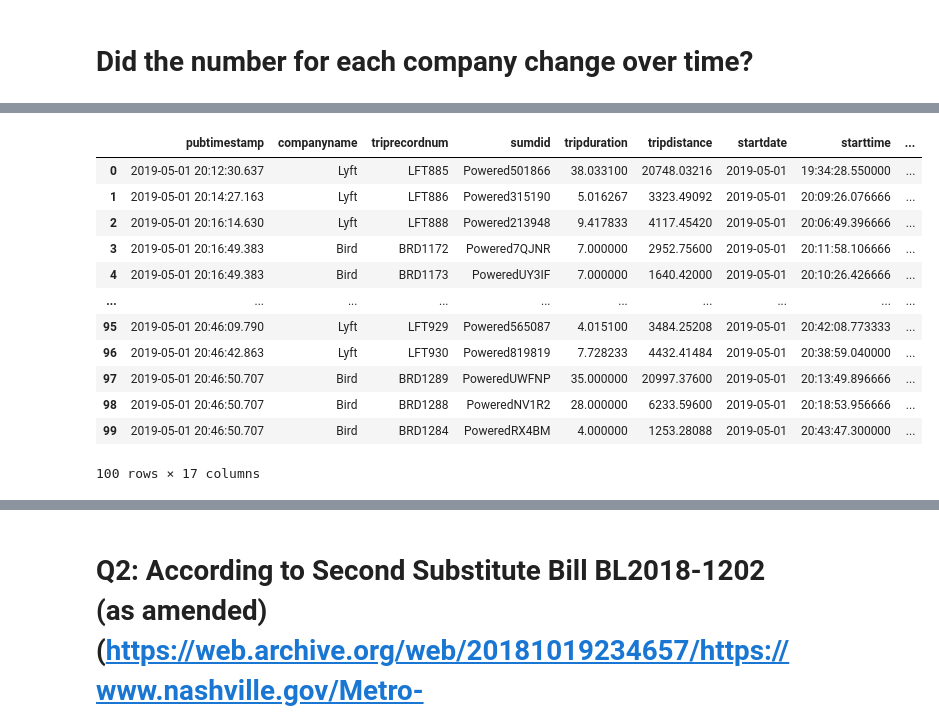
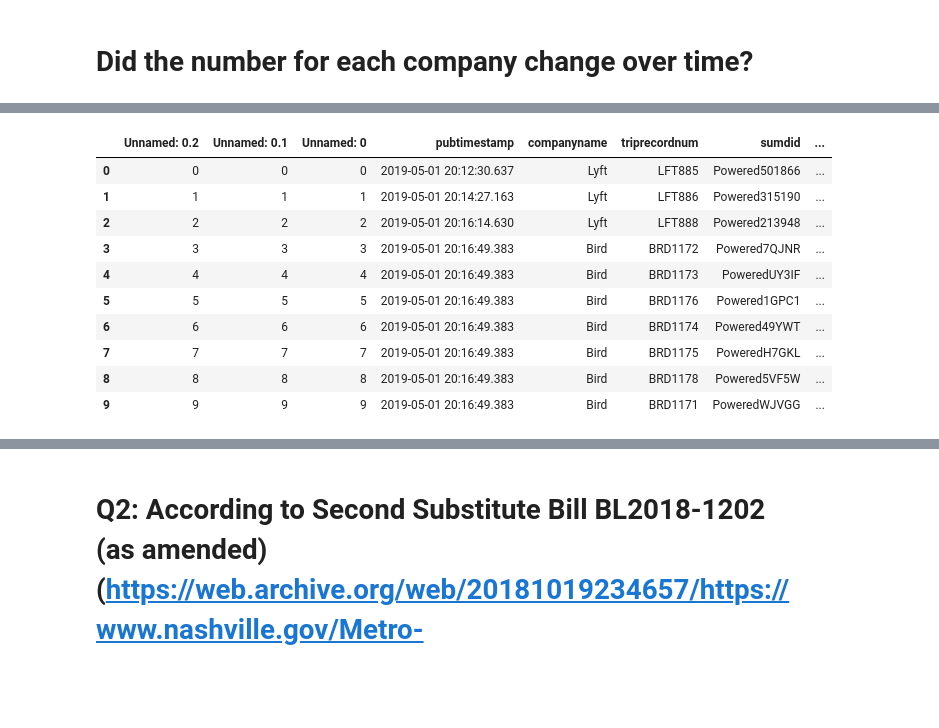
Before and after one commit to NSS-Data-Analytics-Cohort-11/scooters-margherita, a Jupyter notebook: notebook/scooters.ipynb, the cells around one changed output, grey strips where cells are left out. Cells and saved outputs as stored; diff of their text form; code cells hidden in the pictures; blank space fills up the shorter version.

```diff
--- a/notebook/scooters.ipynb
+++ b/notebook/scooters.ipynb
@@ -352 +264,3 @@ memory usage: 69.0+ MB
+# %%
+trips = pd.read_csv('../data/trips.csv')
 # %%
@@ -354,17 +270,15 @@ memory usage: 69.0+ MB
 # %%
-trips.head(100)
+trips.head(10)
 # %% [output]
-|  | pubtimestamp | companyname | triprecordnum | sumdid | tripduration | tripdistance | startdate | starttime | ... |
-| 0 | 2019-05-01 20:12:30.637 | Lyft | LFT885 | Powered501866 | 38.033100 | 20748.03216 | 2019-05-01 | 19:34:28.550000 | ... |
-| 1 | 2019-05-01 20:14:27.163 | Lyft | LFT886 | Powered315190 | 5.016267 | 3323.49092 | 2019-05-01 | 20:09:26.076666 | ... |
-| 2 | 2019-05-01 20:16:14.630 | Lyft | LFT888 | Powered213948 | 9.417833 | 4117.45420 | 2019-05-01 | 20:06:49.396666 | ... |
-| 3 | 2019-05-01 20:16:49.383 | Bird | BRD1172 | Powered7QJNR | 7.000000 | 2952.75600 | 2019-05-01 | 20:11:58.106666 | ... |
-| 4 | 2019-05-01 20:16:49.383 | Bird | BRD1173 | PoweredUY3IF | 7.000000 | 1640.42000 | 2019-05-01 | 20:10:26.426666 | ... |
-| ... | ... | ... | ... | ... | ... | ... | ... | ... | ... |
-| 95 | 2019-05-01 20:46:09.790 | Lyft | LFT929 | Powered565087 | 4.015100 | 3484.25208 | 2019-05-01 | 20:42:08.773333 | ... |
-| 96 | 2019-05-01 20:46:42.863 | Lyft | LFT930 | Powered819819 | 7.728233 | 4432.41484 | 2019-05-01 | 20:38:59.040000 | ... |
-| 97 | 2019-05-01 20:46:50.707 | Bird | BRD1289 | PoweredUWFNP | 35.000000 | 20997.37600 | 2019-05-01 | 20:13:49.896666 | ... |
-| 98 | 2019-05-01 20:46:50.707 | Bird | BRD1288 | PoweredNV1R2 | 28.000000 | 6233.59600 | 2019-05-01 | 20:18:53.956666 | ... |
-| 99 | 2019-05-01 20:46:50.707 | Bird | BRD1284 | PoweredRX4BM | 4.000000 | 1253.28088 | 2019-05-01 | 20:43:47.300000 | ... |
+|  | Unnamed: 0.2 | Unnamed: 0.1 | Unnamed: 0 | pubtimestamp | companyname | triprecordnum | sumdid | ... |
+| 0 | 0 | 0 | 0 | 2019-05-01 20:12:30.637 | Lyft | LFT885 | Powered501866 | ... |
+| 1 | 1 | 1 | 1 | 2019-05-01 20:14:27.163 | Lyft | LFT886 | Powered315190 | ... |
+| 2 | 2 | 2 | 2 | 2019-05-01 20:16:14.630 | Lyft | LFT888 | Powered213948 | ... |
+| 3 | 3 | 3 | 3 | 2019-05-01 20:16:49.383 | Bird | BRD1172 | Powered7QJNR | ... |
+| 4 | 4 | 4 | 4 | 2019-05-01 20:16:49.383 | Bird | BRD1173 | PoweredUY3IF | ... |
+| 5 | 5 | 5 | 5 | 2019-05-01 20:16:49.383 | Bird | BRD1176 | Powered1GPC1 | ... |
+| 6 | 6 | 6 | 6 | 2019-05-01 20:16:49.383 | Bird | BRD1174 | Powered49YWT | ... |
+| 7 | 7 | 7 | 7 | 2019-05-01 20:16:49.383 | Bird | BRD1175 | PoweredH7GKL | ... |
+| 8 | 8 | 8 | 8 | 2019-05-01 20:16:49.383 | Bird | BRD1178 | Powered5VF5W | ... |
+| 9 | 9 | 9 | 9 | 2019-05-01 20:16:49.383 | Bird | BRD1171 | PoweredWJVGG | ... |
-100 rows × 17 columns
 # %%
```
Also changed, not shown: parts of 42 cells of this notebook.
